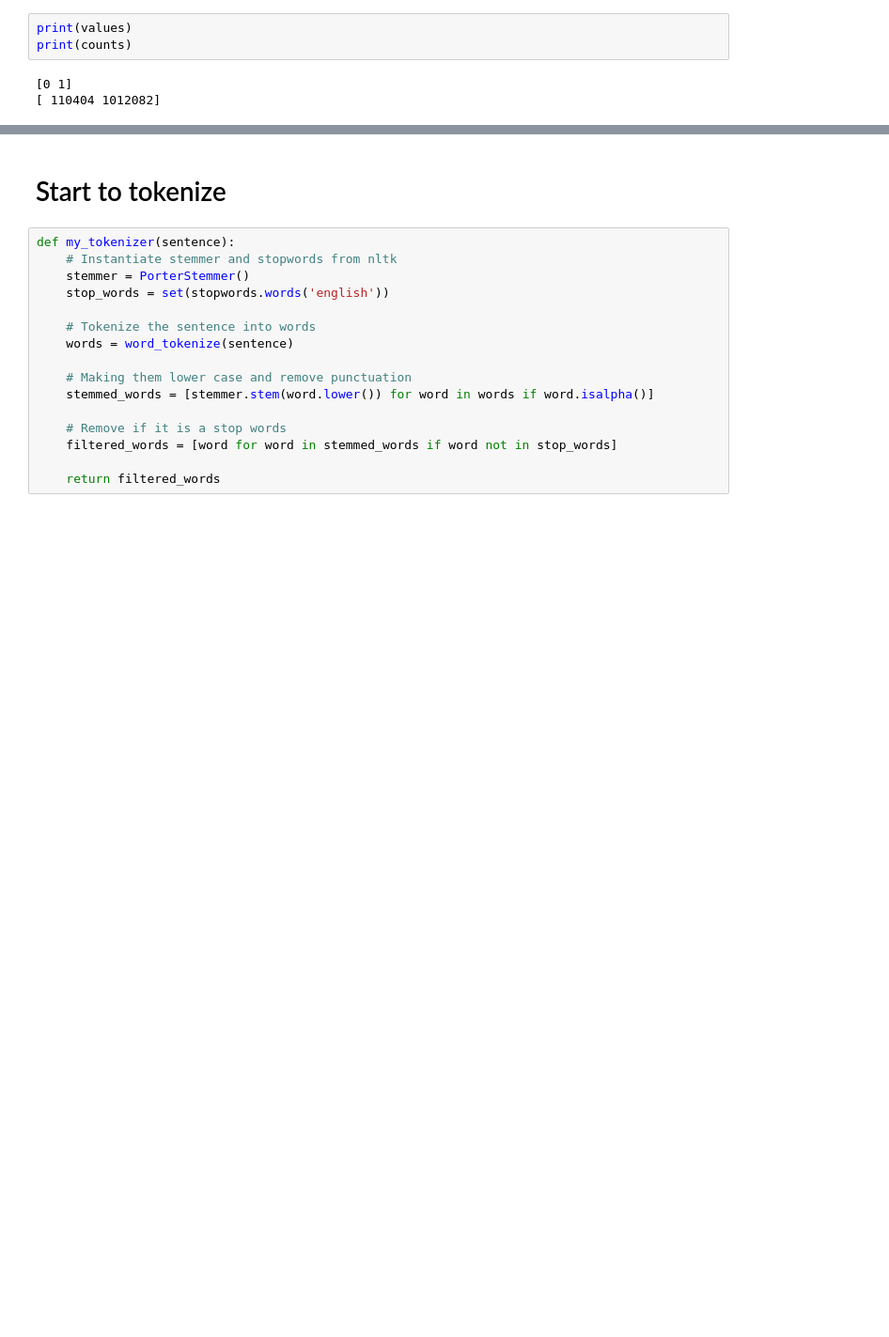
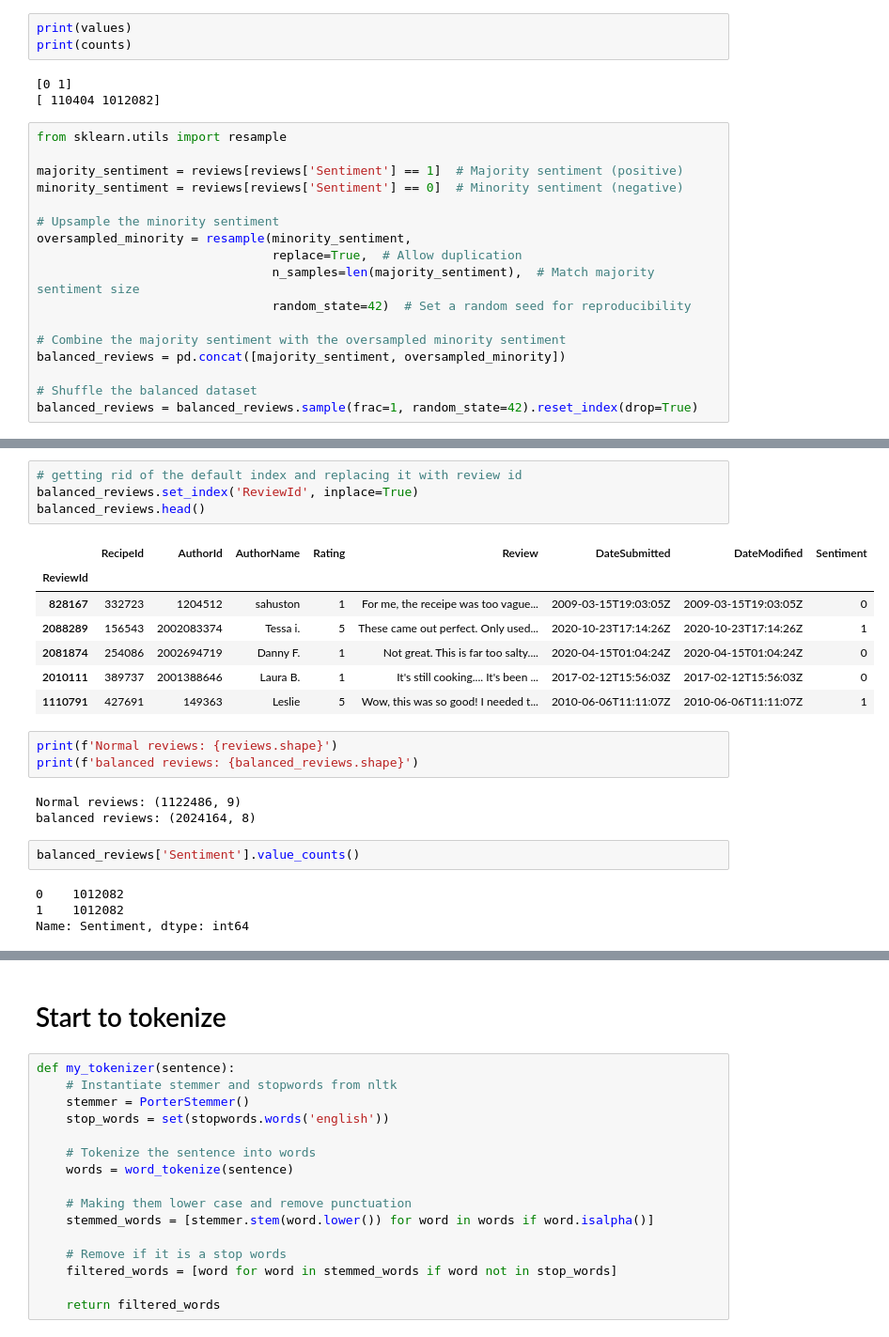
Before and after one commit to AJ-Gagliardo/recipe_recommendation, a Jupyter notebook: foodcom_sentiment_analysis.ipynb, the cells around one changed output, grey strips where cells are left out. Shown: that part at 94% size. Saved outputs shown, nothing was run; the diff lists cells and outputs as text; blank space fills up the shorter version.

```diff
--- a/foodcom_sentiment_analysis.ipynb
+++ b/foodcom_sentiment_analysis.ipynb
@@ -93,3 +93,20 @@ print(counts)
 # %% [output]
 [0 1]
 [ 110404 1012082]
+# %%
+from sklearn.utils import resample
+
+majority_sentiment = reviews[reviews['Sentiment'] == 1]  # Majority sentiment (positive)
+minority_sentiment = reviews[reviews['Sentiment'] == 0]  # Minority sentiment (negative)
+
+# Upsample the minority sentiment
+oversampled_minority = resample(minority_sentiment,
+                                replace=True,  # Allow duplication
+                                n_samples=len(majority_sentiment),  # Match majority sentiment size
+                                random_state=42)  # Set a random seed for reproducibility
+
+# Combine the majority sentiment with the oversampled minority sentiment
+balanced_reviews = pd.concat([majority_sentiment, oversampled_minority])
+
+# Shuffle the balanced dataset
+balanced_reviews = balanced_reviews.sample(frac=1, random_state=42).reset_index(drop=True)
@@ -95,0 +122,24 @@ print(counts)
+# %%
+# getting rid of the default index and replacing it with review id
+balanced_reviews.set_index('ReviewId', inplace=True)
+balanced_reviews.head()
+# %% [output]
+|  | RecipeId | AuthorId | AuthorName | Rating | Review | DateSubmitted | DateModified | Sentiment |
+| ReviewId |  |  |  |  |  |  |  |  |
+| 828167 | 332723 | 1204512 | sahuston | 1 | For me, the receipe was too vague... | 2009-03-15T19:03:05Z | 2009-03-15T19:03:05Z | 0 |
+| 2088289 | 156543 | 2002083374 | Tessa i. | 5 | These came out perfect. Only used... | 2020-10-23T17:14:26Z | 2020-10-23T17:14:26Z | 1 |
+| 2081874 | 254086 | 2002694719 | Danny F. | 1 | Not great. This is far too salty.... | 2020-04-15T01:04:24Z | 2020-04-15T01:04:24Z | 0 |
+| 2010111 | 389737 | 2001388646 | Laura B. | 1 | It's still cooking.... It's been ... | 2017-02-12T15:56:03Z | 2017-02-12T15:56:03Z | 0 |
+| 1110791 | 427691 | 149363 | Leslie | 5 | Wow, this was so good! I needed t... | 2010-06-06T11:11:07Z | 2010-06-06T11:11:07Z | 1 |
+# %%
+print(f'Normal reviews: {reviews.shape}')
+print(f'balanced reviews: {balanced_reviews.shape}')
+# %% [output]
+Normal reviews: (1122486, 9)
+balanced reviews: (2024164, 8)
+# %%
+balanced_reviews['Sentiment'].value_counts()
+# %% [output]
+0    1012082
+1    1012082
+Name: Sentiment, dtype: int64
```
Also changed, not shown: parts of 27 cells of this notebook.
